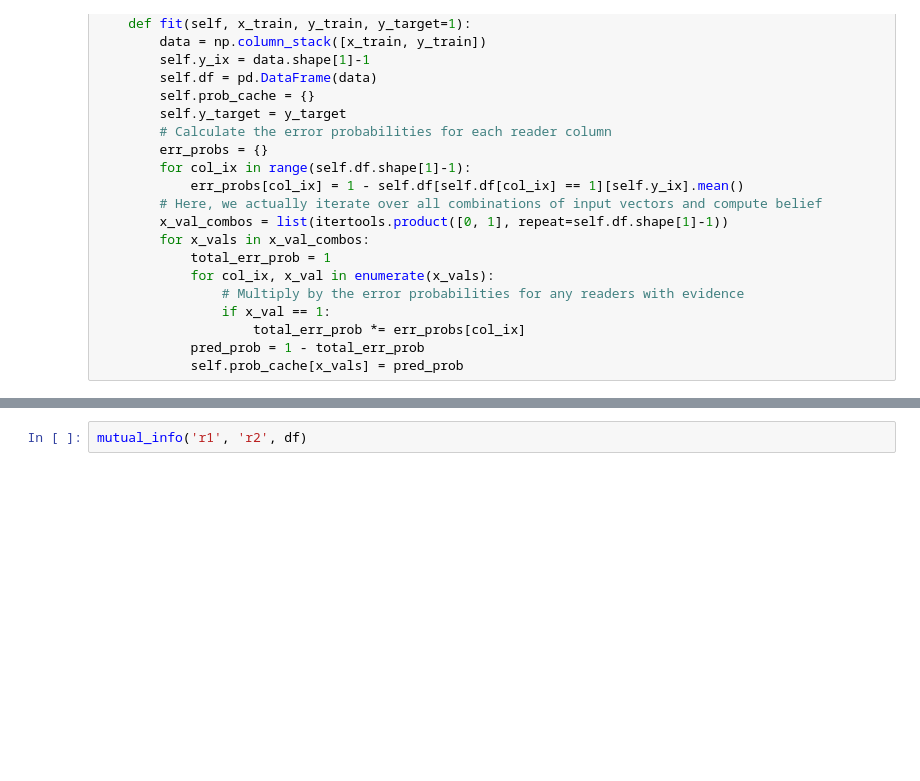
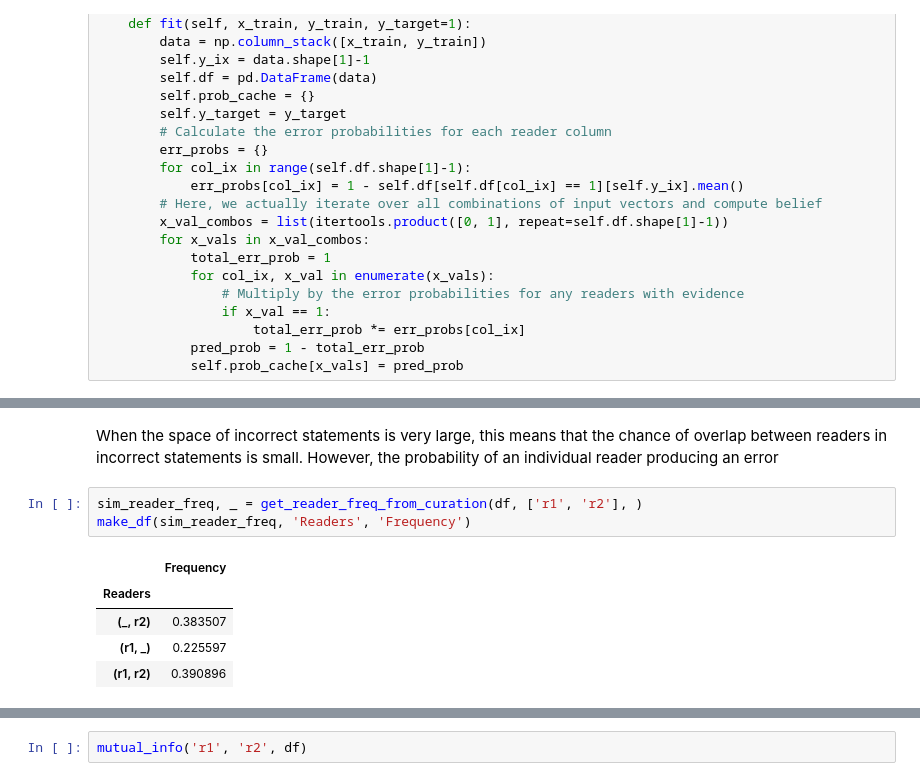
Before and after one commit to sorgerlab/indra_assembly_paper, a Jupyter notebook: notebooks/Belief Prediction.ipynb, the cells around one changed output, grey strips where cells are left out. Saved outputs shown, nothing was run; the diff lists cells and outputs as text; blank space fills up the shorter version.

```diff
--- a/notebooks/Belief Prediction.ipynb
+++ b/notebooks/Belief Prediction.ipynb
@@ -692,0 +683,11 @@ When 0,0 isn't excluded, even perfectly correlated/identical readers variables d
+# %% [markdown]
+When the space of incorrect statements is very large, this means that the chance of overlap between readers in incorrect statements is small. However, the probability of an individual reader producing an error
+# %%
+sim_reader_freq, _ = get_reader_freq_from_curation(df, ['r1', 'r2'], )
+make_df(sim_reader_freq, 'Readers', 'Frequency')
+# %% [output]
+|  | Frequency |
+| Readers |  |
+| (_, r2) | 0.383507 |
+| (r1, _) | 0.225597 |
+| (r1, r2) | 0.390896 |
```
Also changed, not shown: parts of 33 cells of this notebook.
